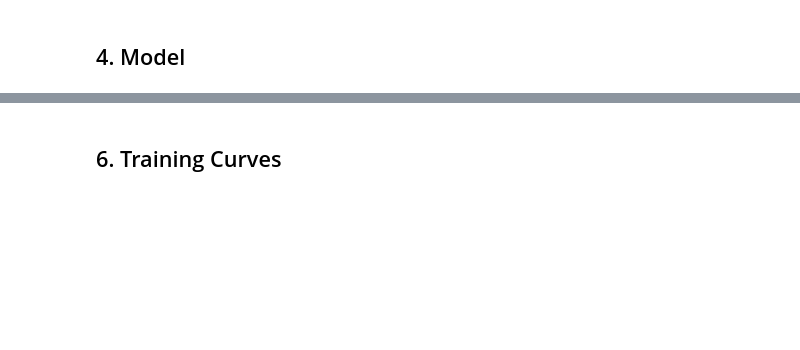
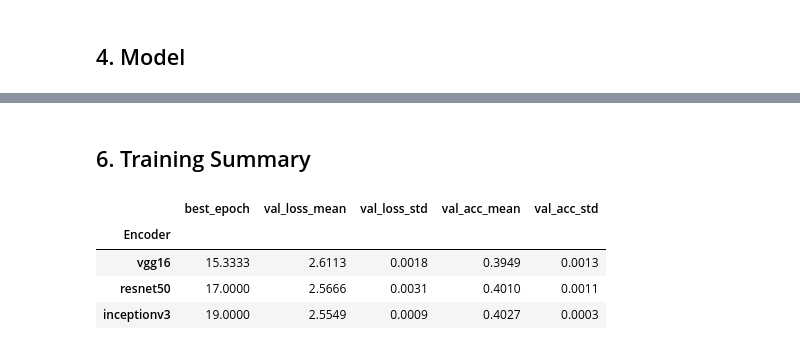
Before and after one commit to miso88oup/image-caption-generator, a Jupyter notebook: notebooks/03_training.ipynb, the cells around one changed output, grey strips where cells are left out. Saved outputs shown, nothing was run; the diff lists cells and outputs as text; code cells hidden in the pictures; blank space fills up the shorter version.

```diff
--- a/notebooks/03_training.ipynb
+++ b/notebooks/03_training.ipynb
@@ -59,9 +60,9 @@ UNITS = 512
 DROPOUT = 0.5
 BATCH_SIZE = 64
 LEARNING_RATE = 5e-4
-EPOCHS = 20
+EPOCHS = 30
 PATIENCE = 3
-SEED = 42
+SEEDS = [42, 7, 123]
 
 ENCODERS = ['vgg16', 'resnet50', 'inceptionv3']
 # %% [markdown]
@@ -214,2 +210,26 @@ Epoch 20/20
 # %% [markdown]
-## 6. Training Curves
+## 6. Training Summary
+# %%
+rows = []
+for name in ENCODERS:
+    for seed in SEEDS:
+        h = histories[f'{name}_seed{seed}']
+        best = int(np.argmin(h['val_loss']))
+        rows.append({'Encoder': name, 'Seed': seed, 'Best epoch': best + 1,
+                     'Val loss': h['val_loss'][best], 'Val accuracy': h['val_accuracy'][best]})
+
+runs = pd.DataFrame(rows)
+runs.to_csv(os.path.join(RESULTS_DIR, 'training_runs.csv'), index=False)
+
+summary = runs.groupby('Encoder', sort=False).agg(
+    best_epoch=('Best epoch', 'mean'),
+    val_loss_mean=('Val loss', 'mean'), val_loss_std=('Val loss', 'std'),
+    val_acc_mean=('Val accuracy', 'mean'), val_acc_std=('Val accuracy', 'std'),
+).round(4)
+summary
+# %% [output]
+|  | best_epoch | val_loss_mean | val_loss_std | val_acc_mean | val_acc_std |
+| Encoder |  |  |  |  |  |
+| vgg16 | 15.3333 | 2.6113 | 0.0018 | 0.3949 | 0.0013 |
+| resnet50 | 17.0000 | 2.5666 | 0.0031 | 0.4010 | 0.0011 |
+| inceptionv3 | 19.0000 | 2.5549 | 0.0009 | 0.4027 | 0.0003 |
```
Also changed, not shown: parts of 12 cells of this notebook.
